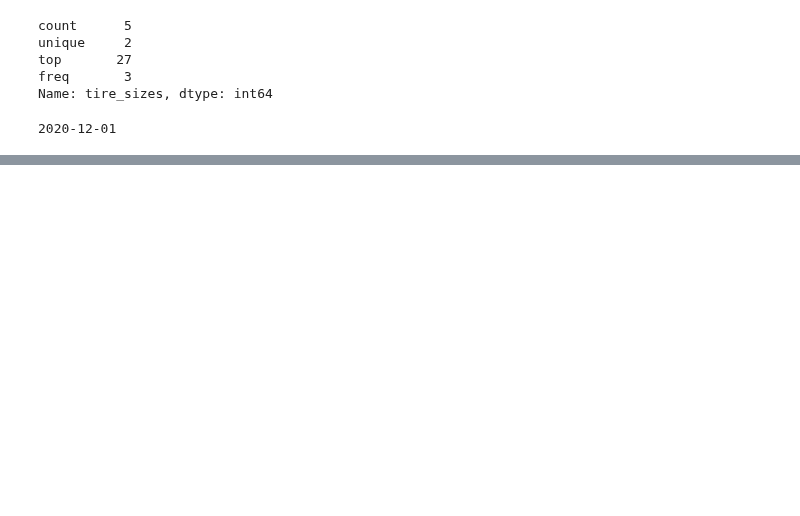
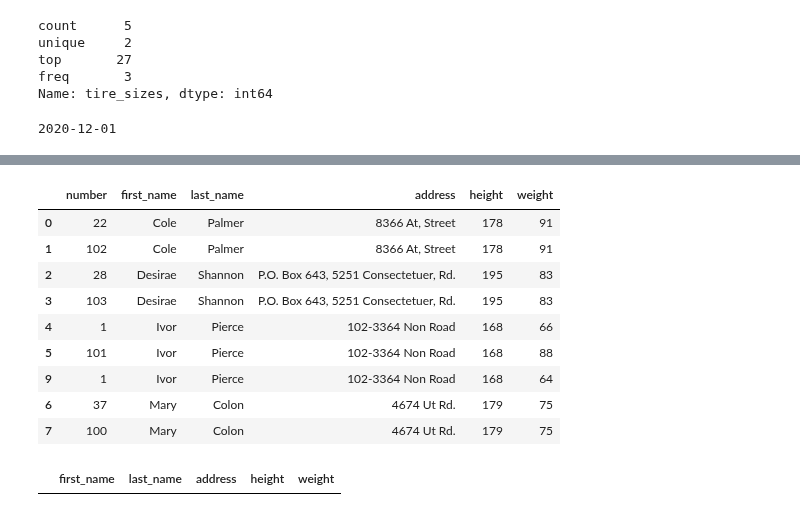
Before and after one commit to KeenGWatanabe/python, a Jupyter notebook: CleaningData.ipynb, the cells around one changed output, grey strips where cells are left out. Drawn from its saved outputs; the diff is of its cells as text; code cells hidden in the pictures; blank space fills up the shorter version.

Commit message:
duplicate valuews

```diff
--- a/CleaningData.ipynb
+++ b/CleaningData.ipynb
@@ -311,0 +342,40 @@ print(ride_sharing['ride_dt'].max())
+# %%
+import pandas as pd
+import numpy as np
+
+HtWt = pd.read_csv('HtWt.csv')
+
+#drop duplicates
+HtWt.drop_duplicates(inplace = True)
+
+#output duplicate values
+column_names = ['first_name', 'last_name', 'address']
+duplicates = HtWt.duplicated(subset = column_names, keep = False)
+HtWt[duplicates].sort_values(by = 'first_name')
+# %% [output]
+|  | number | first_name | last_name | address | height | weight |
+| 0 | 22 | Cole | Palmer | 8366 At, Street | 178 | 91 |
+| 1 | 102 | Cole | Palmer | 8366 At, Street | 178 | 91 |
+| 2 | 28 | Desirae | Shannon | P.O. Box 643, 5251 Consectetuer, Rd. | 195 | 83 |
+| 3 | 103 | Desirae | Shannon | P.O. Box 643, 5251 Consectetuer, Rd. | 195 | 83 |
+| 4 | 1 | Ivor | Pierce | 102-3364 Non Road | 168 | 66 |
+| 5 | 101 | Ivor | Pierce | 102-3364 Non Road | 168 | 88 |
+| 9 | 1 | Ivor | Pierce | 102-3364 Non Road | 168 | 64 |
+| 6 | 37 | Mary | Colon | 4674 Ut Rd. | 179 | 75 |
+| 7 | 100 | Mary | Colon | 4674 Ut Rd. | 179 | 75 |
+# %%
+import pandas as pd
+import numpy as np
+
+HtWt = pd.read_csv('HtWt.csv')
+
+#group by column names and prodcue statistical summaries
+column_names = ['first_name', 'last_name', 'address']
+summaries = {'height': 'max', 'weight' : 'mean'}
+HtWt = HtWt.groupby(by = column_names).agg(summaries).reset_index()
+
+#make sure aggregation is done
+duplicates = HtWt.duplicated(subset = column_names, keep = False)
+HtWt[duplicates].sort_values(by = 'first_name')
+# %% [output]
+|  | first_name | last_name | address | height | weight |
```
Also changed, not shown: parts of 2 cells of this notebook.
